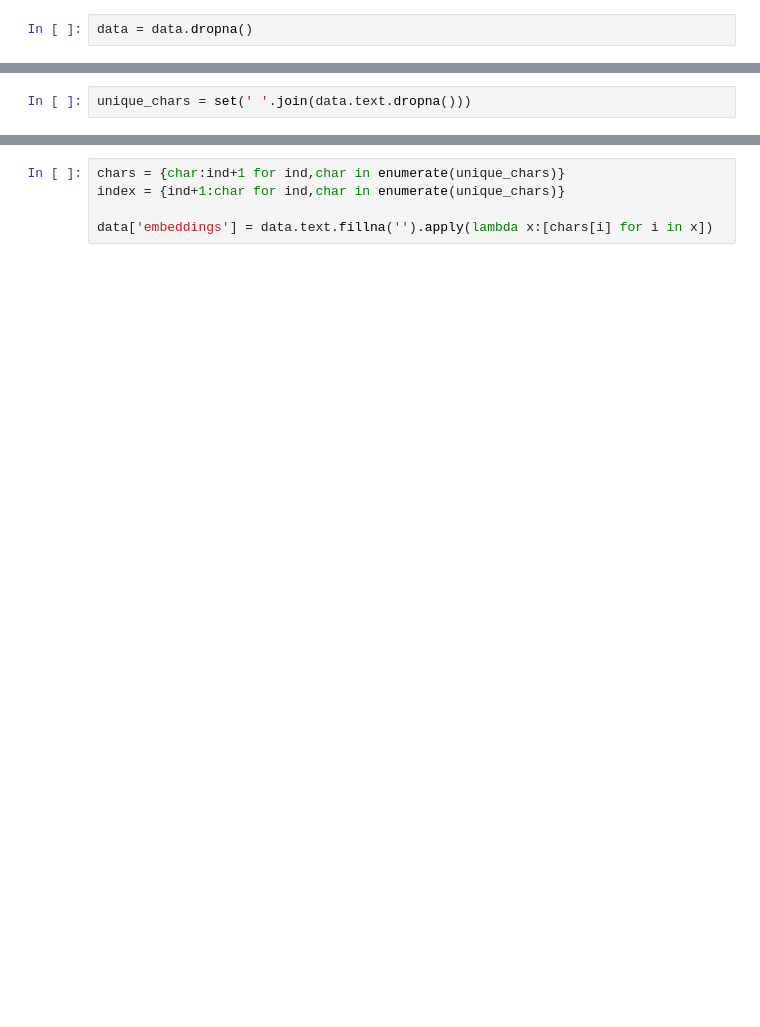
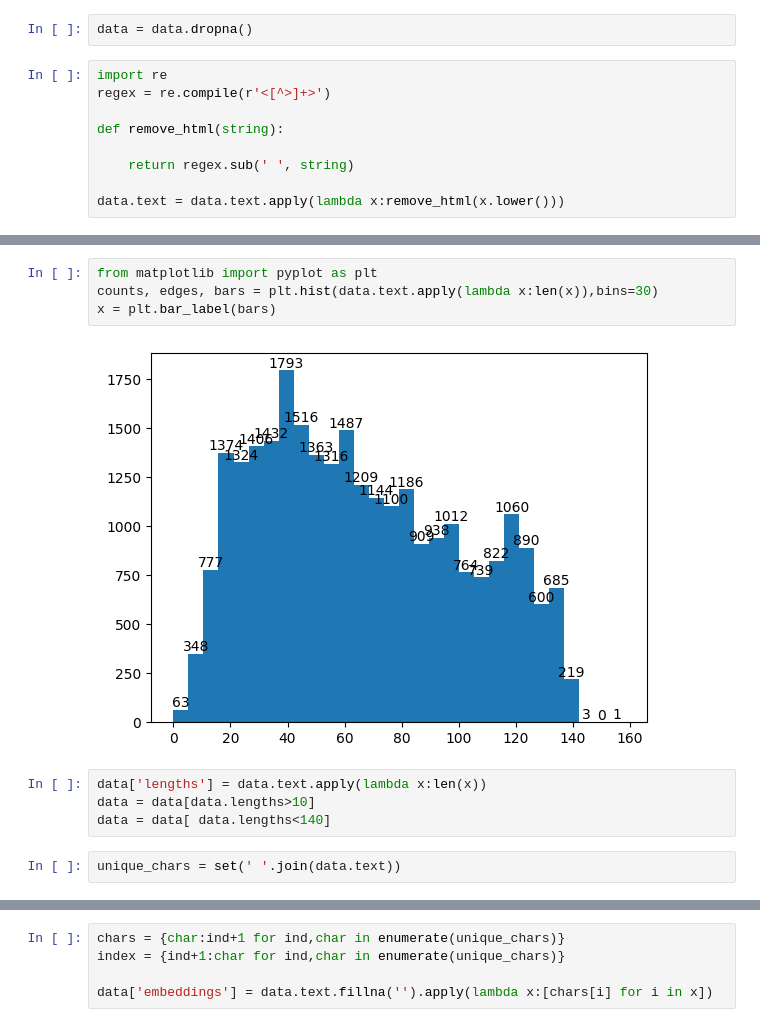
Before and after one commit to mskbasha/Sentiment_analyis, a Jupyter notebook: sentiment_analysis.ipynb, the cells around one changed output, grey strips where cells are left out. Cells and saved outputs as stored; diff of their text form; blank space fills up the shorter version.

```diff
--- a/sentiment_analysis.ipynb
+++ b/sentiment_analysis.ipynb
@@ -58,3 +42,12 @@ data.head(4)
 | 3 | 9642c003ef | what interview! leave me alone | leave me alone | negative | morning | 46-60 | Andorra | 77265 | ... |
 # %%
 data = data.dropna()
+# %%
+import re
+regex = re.compile(r'<[^>]+>')
+
+def remove_html(string):
+
+    return regex.sub(' ', string)
+
+data.text = data.text.apply(lambda x:remove_html(x.lower()))
@@ -61,2 +80,12 @@ data = data.dropna()
+# %%
+from matplotlib import pyplot as plt
+counts, edges, bars = plt.hist(data.text.apply(lambda x:len(x)),bins=30)
+x = plt.bar_label(bars)
+# %% [output]
+[figure, added]
+# %%
+data['lengths'] = data.text.apply(lambda x:len(x))
+data = data[data.lengths>10]
+data = data[ data.lengths<140]
 # %%
-unique_chars = set(' '.join(data.text.dropna()))
+unique_chars = set(' '.join(data.text))
```
Also changed, not shown: parts of 29 cells of this notebook.
